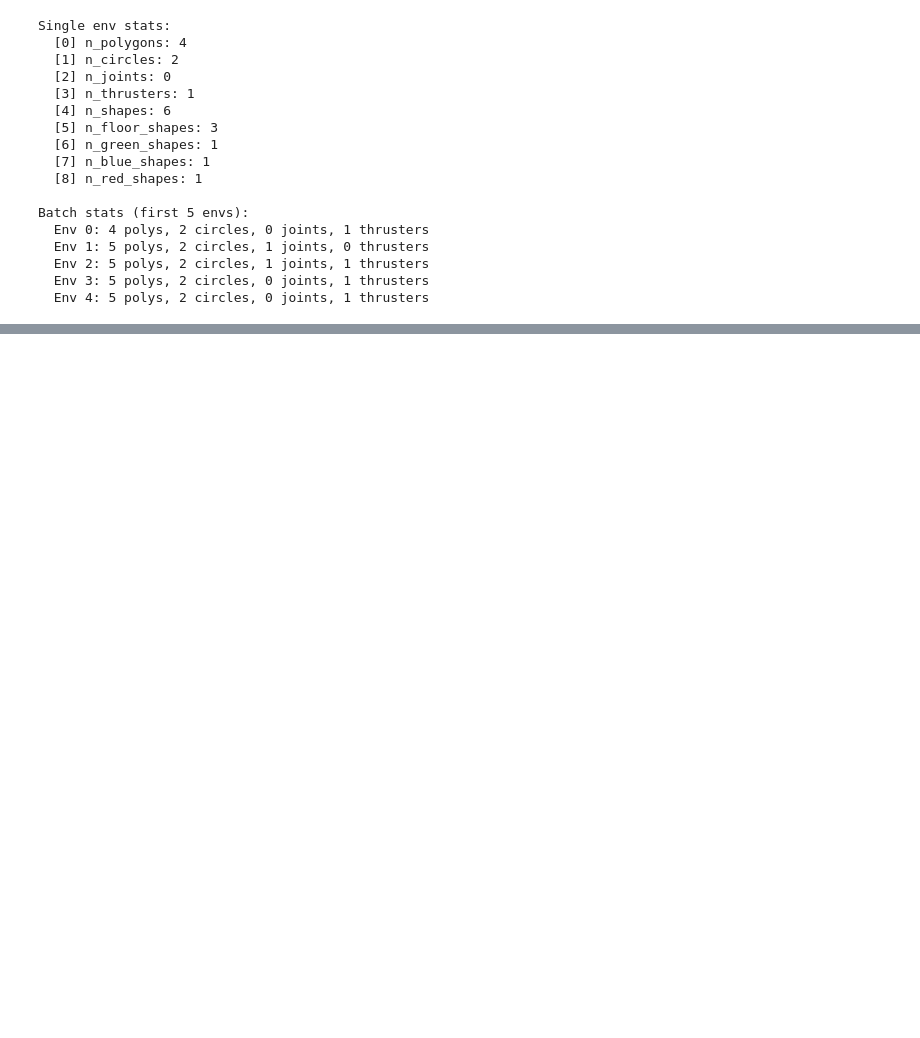
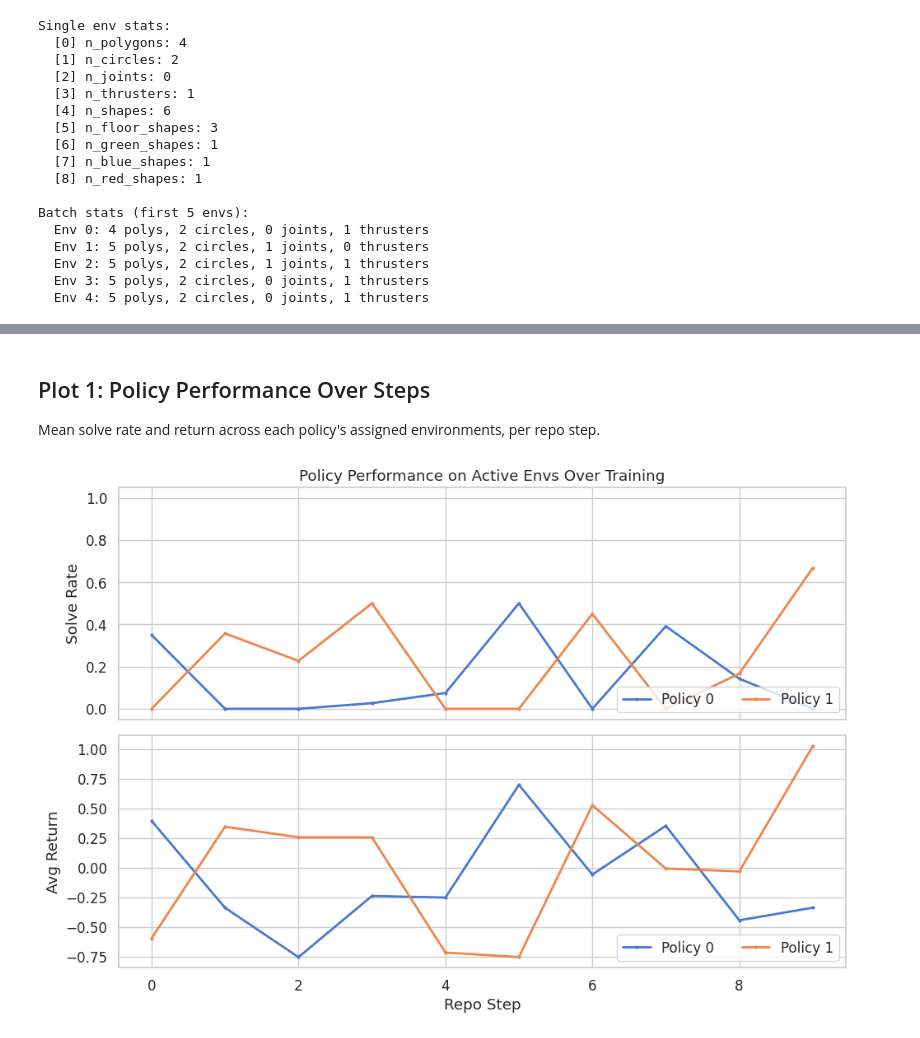
Before and after one commit to SobhanNili/Policy-Repository-Semester-Project, a Jupyter notebook: apa/repo_playground.ipynb, the cells around one changed output, grey strips where cells are left out. Cells and saved outputs as stored; diff of their text form; code cells hidden in the pictures; blank space fills up the shorter version.

Commit message:
feat: training plotting utils in playground notebbok

```diff
--- a/apa/repo_playground.ipynb
+++ b/apa/repo_playground.ipynb
@@ -182,0 +146,21 @@ eval_repo_eval_matrics
+# %%
+step_logs = policy_repo.step_logs
+# %%
+import numpy as np
+from scipy.stats import spearmanr
+import matplotlib.pyplot as plt
+import seaborn as sns
+
+sns.set_theme(style="whitegrid", palette="muted", font_scale=1.1)
+
+T = len(step_logs)
+P = step_logs[0].affinity_scores.shape[0]
+E_subset = step_logs[0].affinity_scores.shape[1]
+print(f"Loaded {T} steps, {P} policies, {E_subset} candidate envs per step")
+
+# Unpack: convert list of NamedTuple into numpy arrays
+affinities   = np.stack([np.array(log.affinity_scores) for log in step_logs])   # (T, P, E)
+active_masks = np.stack([np.array(log.active_mask) for log in step_logs])        # (T, E, P)
+solve_rates  = np.stack([np.array(log.solve_rate) for log in step_logs])         # (T, P, E)
+avg_returns  = np.stack([np.array(log.avg_return) for log in step_logs])         # (T, P, E)
+candidate_indices = np.stack([np.array(log.candidate_env_indices) for log in step_logs])  # (T, E)
@@ -182,0 +215,30 @@ eval_repo_eval_matrics
+# %% [markdown]
+## Plot 1: Policy Performance Over Steps
+
+Mean solve rate and return across each policy's assigned environments, per repo step.
+# %%
+fig, (ax1, ax2) = plt.subplots(2, 1, figsize=(10, 7), sharex=True)
+steps = np.arange(T)
+colors = sns.color_palette("muted", P)
+
+# Top: solve rate
+for p in range(P):
+    ax1.plot(steps, mean_solve_rate[:, p], color=colors[p], lw=2,
+             label=f"Policy {p}", marker='.', markersize=4)
+ax1.set_ylabel("Solve Rate")
+ax1.set_title("Policy Performance on Active Envs Over Training")
+ax1.legend(ncol=P, loc='lower right')
+ax1.set_ylim(-0.05, 1.05)
+
+# Bottom: avg return
+for p in range(P):
+    ax2.plot(steps, mean_avg_return[:, p], color=colors[p], lw=2,
+             label=f"Policy {p}", marker='.', markersize=4)
+ax2.set_ylabel("Avg Return")
+ax2.set_xlabel("Repo Step")
+ax2.legend(ncol=P, loc='lower right')
+
+plt.tight_layout()
+plt.show()
+# %% [output]
+[figure, added]
```
Also changed, not shown: parts of 29 cells of this notebook.
